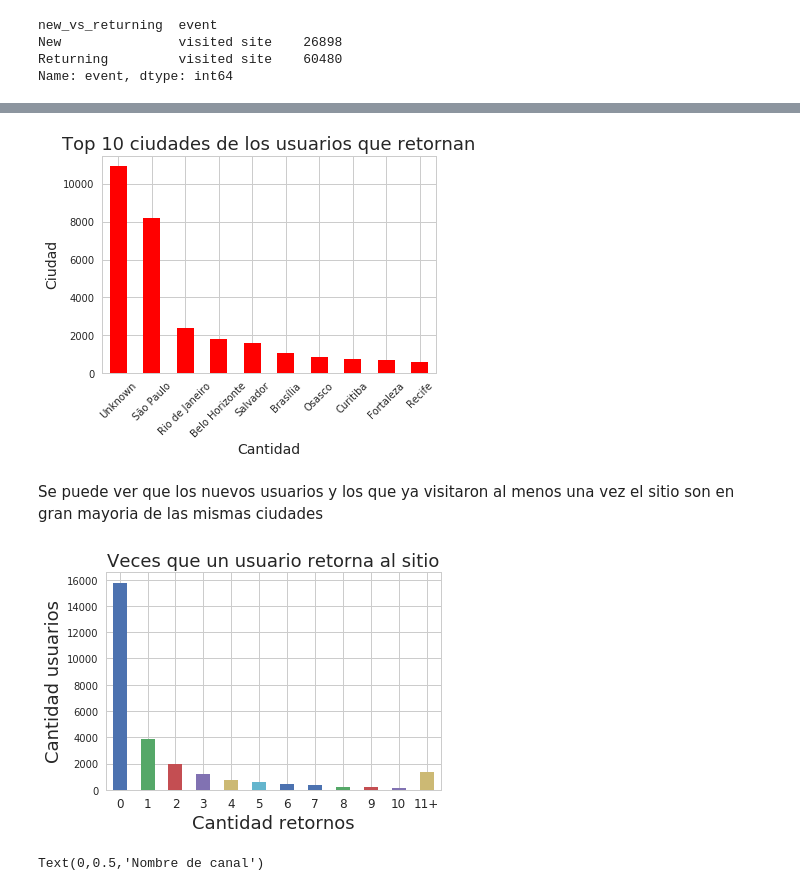
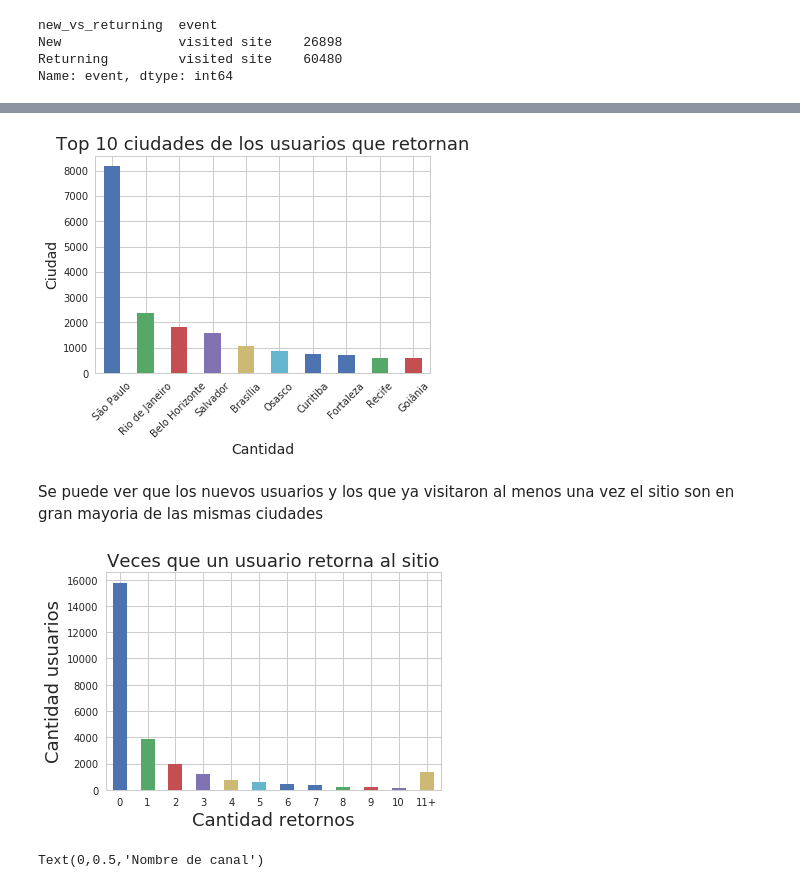
Before and after one commit to jowisaidman/tp1_analisis_exploratorio, a Jupyter notebook: Notebooks/Entregable/users_analisis.ipynb, the cells around one changed output, grey strips where cells are left out. Saved outputs shown, nothing was run; the diff lists cells and outputs as text; code cells hidden in the pictures.

```diff
--- a/Notebooks/Entregable/users_analisis.ipynb
+++ b/Notebooks/Entregable/users_analisis.ipynb
@@ -125,5 +137,5 @@ g.set_xticklabels(g.get_xticklabels(), rotation = 45, fontsize = 10);
 # %%
-returning_users = new_vs_returning[new_vs_returning['new_vs_returning'] == 'Returning']
+returning_users = new_vs_returning[(new_vs_returning['new_vs_returning'] == 'Returning') & (new_vs_returning['city'] != 'Unknown')]
 returning_users.head() #Deberiamos borrar los unkown?
 # %% [output]
 |  | timestamp | event | person | channel | new_vs_returning | city | region | country | device_type | ... |
@@ -135,11 +147,11 @@ returning_users.head() #Deberiamos borrar los unkown?
 # %%
-g = returning_users['city'].value_counts().head(10).plot(kind = 'bar', color='red')
+g = returning_users['city'].value_counts().head(10).plot(kind = 'bar', color=sns.color_palette())
 g.set_title('Top 10 ciudades de los usuarios que retornan',fontsize = 18)
 g.set_xlabel('Cantidad',fontsize = 14)
 g.set_ylabel('Ciudad',fontsize = 14)
 g.set_xticklabels(g.get_xticklabels(), rotation = 45, fontsize = 10);
 # %% [output]
-[figure, old version]
+[figure, new version]
 # %% [markdown]
 Se puede ver que los nuevos usuarios y los que ya visitaron al menos una vez el sitio son en gran mayoria de las mismas ciudades
 # %%
@@ -163,10 +175,10 @@ b.index = ["0","1","2","3","4","5","6","7","8","9","10","11+"]
 g = b.plot.bar()
 g.set_title("Veces que un usuario retorna al sitio", fontsize=18)
 g.set_xlabel("Cantidad retornos", fontsize=18)
-g.set_ylabel("Cantidad usuarios", fontsize=18)
-g.set_xticklabels(g.get_xticklabels(), rotation = 0, fontsize = 12);
+g.set_ylabel("Cantidad usuarios", fontsize=18);
+g.set_xticklabels(g.get_xticklabels(), rotation = 0, fontsize = 10);
 # %% [output]
-[figure, old version]
+[figure, new version]
 # %%
 # me quedo con los que volvieron
 returning = events[(events['new_vs_returning'] == 'Returning')][['person', 'timestamp', 'channel']]
```
Also changed, not shown: parts of 6 cells of this notebook, 2 other files.
